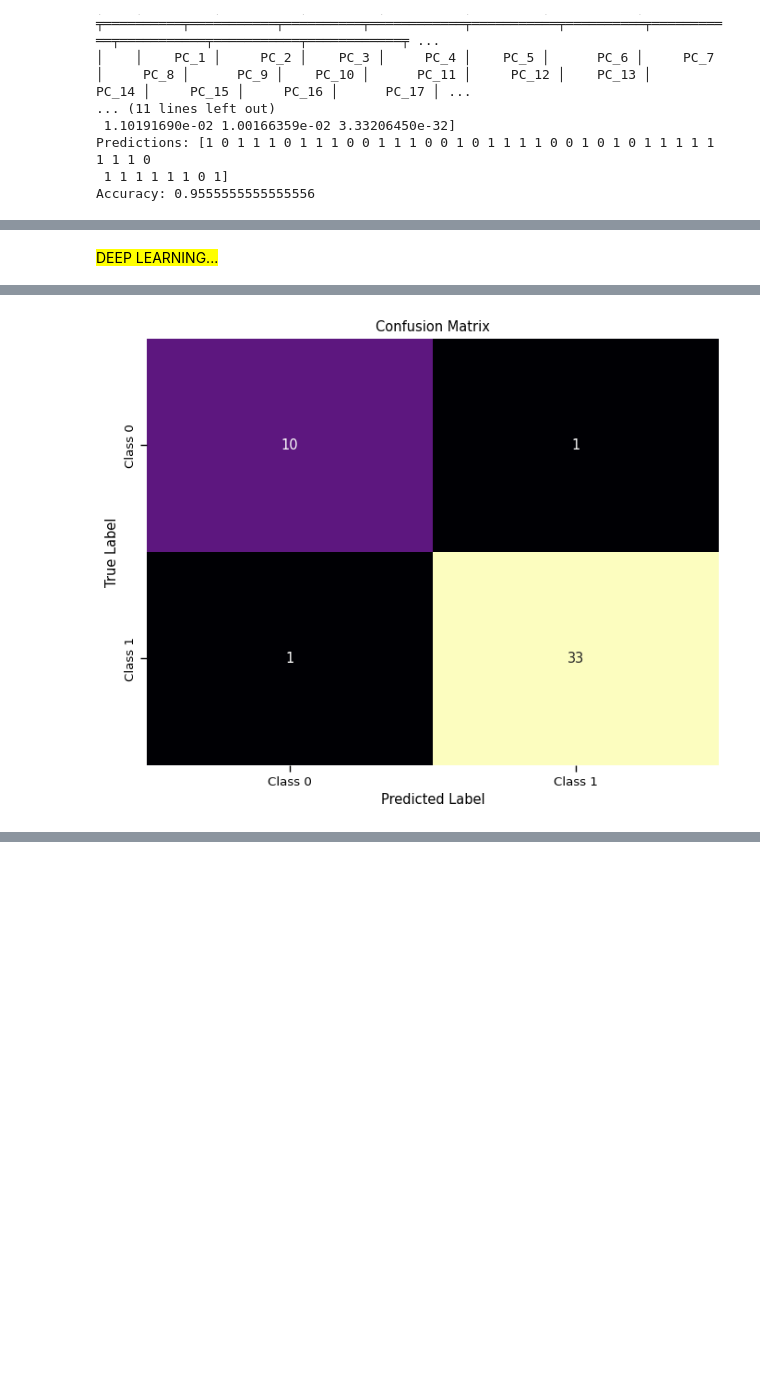
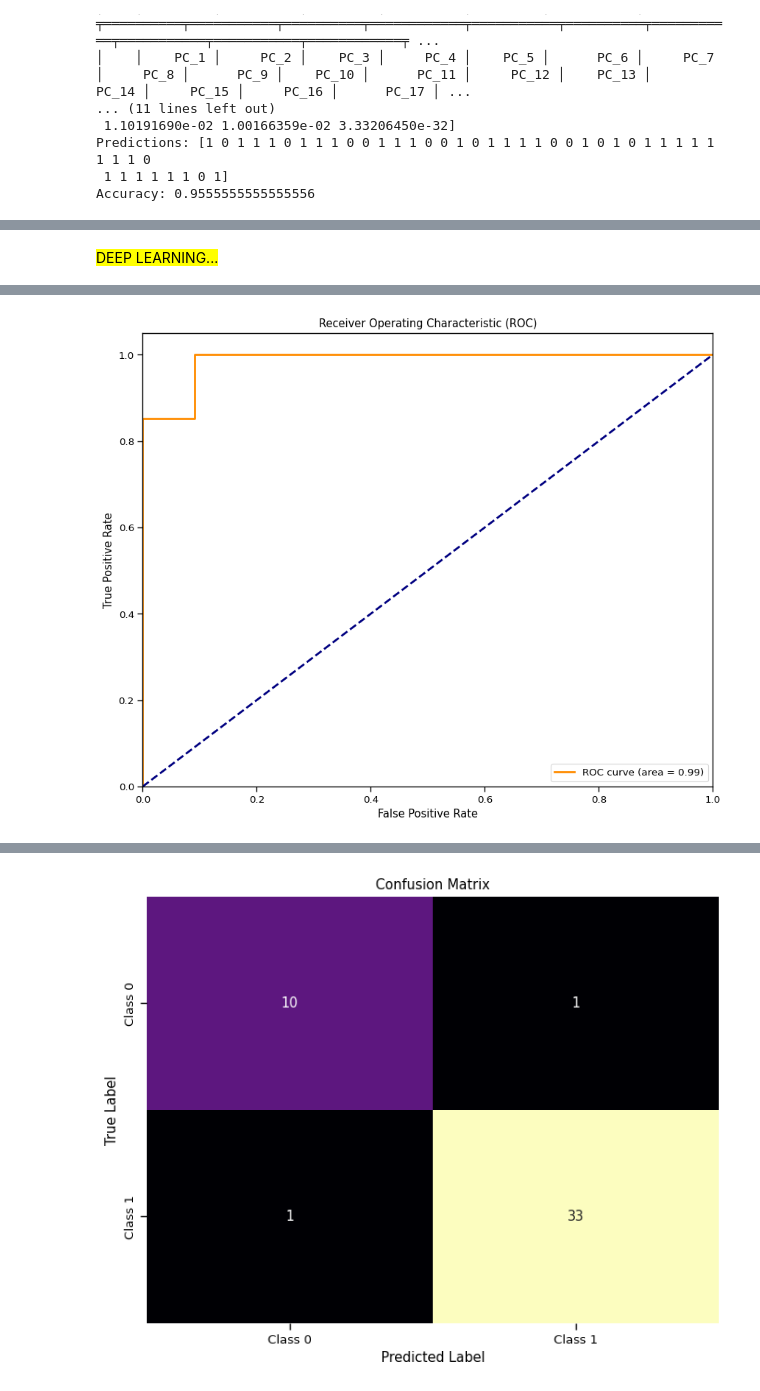
Before and after one commit to jawdatmerhy/public, a Jupyter notebook: softwareRisk.ipynb, the cells around one changed output, grey strips where cells are left out. Drawn from its saved outputs; the diff is of its cells as text; code cells hidden in the pictures; blank space fills up the shorter version.

```diff
--- a/softwareRisk.ipynb
+++ b/softwareRisk.ipynb
@@ -1750,14 +1764,9 @@ TESTING DATASET APPLY MODEL : NaiveBayesGNB...
 # %%
 display_colored_message("MODELS CROSS VALIDATION SCORE AND CONFUSION MATRIX...")
 
-# Apply SMOTE for oversampling on the training data
-smote = SMOTE(random_state=42, k_neighbors=3)  # Set k_neighbors to 3
-X_train_oversampled, y_train_oversampled = smote.fit_resample(X_train, y_train)
 
-# Verify the consistency of oversampled data
-assert len(X_train_oversampled) == len(y_train_oversampled), \
-    f"Length mismatch: {len(X_train_oversampled)} features and {len(y_train_oversampled)} labels."
-
+# Apply SMOTE to the training data
+X_train_oversampled, y_train_oversampled = apply_smote(X_train, y_train)
 
 # Function to calculate evaluation metrics and add them to the DataFrame
 def evaluate_model(model_metrics_cross_val, model, model_name, X_train, y_train, skf):
@@ -1767,7 +1776,7 @@ def evaluate_model(model_metrics_cross_val, model, model_name, X_train, y_train,
     start_time = time.time()
 
     # Predict labels using cross-validation
-    y_pred = cross_val_predict(model, X_train, y_train, cv=skf)
+    y_pred = cross_val_predict(model, X_train, y_train, cv=skf, method='predict')
 
     # Train model on the entire training set
     model.fit(X_train, y_train)
@@ -2281,7 +2289,8 @@ testingData = pd.DataFrame({
 
 
 path = '/content/sample_data/'
-testingData = pd.read_csv(path + 'risk_test.csv')
+#testingData = pd.read_csv(path + 'risk_test.csv')
+testingData = pd.read_csv(path + 'all_data.csv')
 
 testDf = testingData.copy()
 print(testDf.columns)
@@ -2328,6 +2337,10 @@ if best_model is not None:
     # Assuming you have your data for prediction stored in X_pred
     # Make predictions using best_model model
     predictions = best_model.predict(scaled_risk_predcition_data)
+
+    #CPA model
+    #predictions = pipeline.predict(scaled_risk_predcition_data)
+
     # Now you have predictions using best_model model
     print(f"{MODEL_SELECTED} prediction:", predictions)
 
@@ -2411,15 +2424,19 @@ from tensorflow.keras.optimizers import Adam
 from tensorflow.keras.callbacks import EarlyStopping
 
 
+# Apply SMOTE to the training data
+X_train_oversampled, y_train_oversampled = apply_smote(X_train, y_train)
+
 # Define the enhanced deep learning model
 model = Sequential()
-model.add(Dense(units=128, input_dim=X_train.shape[1], activation='relu'))
-#model.add(BatchNormalization())
-model.add(Dropout(0.5))
-model.add(Dense(units=32, activation='relu'))
-#model.add(BatchNormalization())
-model.add(Dropout(0.5))
-model.add(Dense(units=20, activation='relu'))
+model.add(Dense(units=128, input_dim=X_train.shape[1], activation='relu', kernel_regularizer='l2'))
+model.add(BatchNormalization())
+model.add(Dropout(0.3))
+model.add(Dense(units=64, activation='relu', kernel_regularizer='l2'))
+model.add(BatchNormalization())
+model.add(Dropout(0.3))
+model.add(Dense(units=32, activation='relu', kernel_regularizer='l2'))
+model.add(Dropout(0.3))
 model.add(Dense(units=1, activation='sigmoid'))
 
 # Compile the model
@@ -2435,16 +2452,10 @@ class_weight_dict = dict(enumerate(class_weights))
 
 print(f"Class weights: {class_weight_dict}")
 
-# Apply SMOTE to balance the training dataset
-# Ensure SMOTE is applied correctly if it is part of your workflow
-# from imblearn.over_sampling import SMOTE
-# smote = SMOTE()
-# X_train_oversampled, y_train_oversampled = smote.fit_resample(X_train, y_train)
-
 # Train the model with class weights and possibly resampled data
 history = model.fit(
     X_train_oversampled, y_train_oversampled,
-    epochs=100,
+    epochs=50,
     batch_size=32,
     validation_split=0.2,
     callbacks=[early_stopping],
@@ -2459,10 +2470,27 @@ print(f'Test Accuracy: {accuracy*100:.2f}%')
 y_pred_proba = model.predict(X_test).flatten()
 roc_auc = roc_auc_score(y_test, y_pred_proba)
 
-# Find optimal threshold
+# Calculate ROC curve
 fpr, tpr, thresholds = roc_curve(y_test, y_pred_proba)
+roc_auc = auc(fpr, tpr)
+
+# Plot ROC curve
+plt.figure(figsize=(10, 8))
+plt.plot(fpr, tpr, color='darkorange', lw=2, label=f'ROC curve (area = {roc_auc:.2f})')
+plt.plot([0, 1], [0, 1], color='navy', lw=2, linestyle='--')
+plt.xlim([0.0, 1.0])
+plt.ylim([0.0, 1.05])
+plt.xlabel('False Positive Rate')
+plt.ylabel('True Positive Rate')
+plt.title('Receiver Operating Characteristic (ROC)')
+plt.legend(loc='lower right')
+plt.show()
+
+
+
 optimal_idx = np.argmax(tpr - fpr)
 optimal_threshold = thresholds[optimal_idx]
+#optimal_threshold = 0.5
 
 # Apply optimal threshold to get binary predictions
 y_pred_binary = (y_pred_proba > optimal_threshold).astype(int)
@@ -2476,7 +2504,6 @@ print(f'Optimal Threshold: {optimal_threshold:.2f}')
 cm = confusion_matrix(y_test, y_pred_binary)
 print("Confusion Matrix:")
 print(cm)
-
 
 # Plot confusion matrix as a heatmap
 plt.figure(figsize=(8, 6))
@@ -2526 +2553 @@ Confusion Matrix:
-[figure, old version]
+[figure, new version]
@@ -2538,0 +2560 @@ Sequential Model Binary Predictions: [0 1 0 1 1 1 1 1 1 1 1 1 1 1 1 1 1 1 1 1 1
+[figure, added]
```
Also changed, not shown: parts of 19 cells of this notebook.
